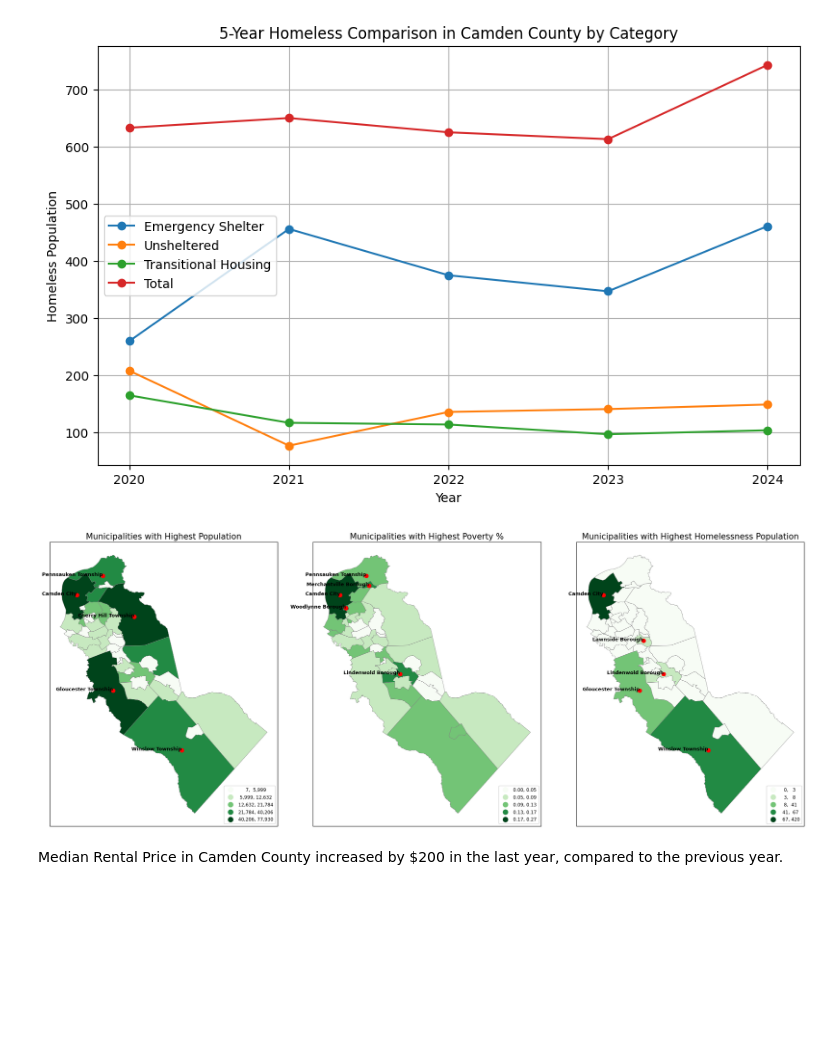
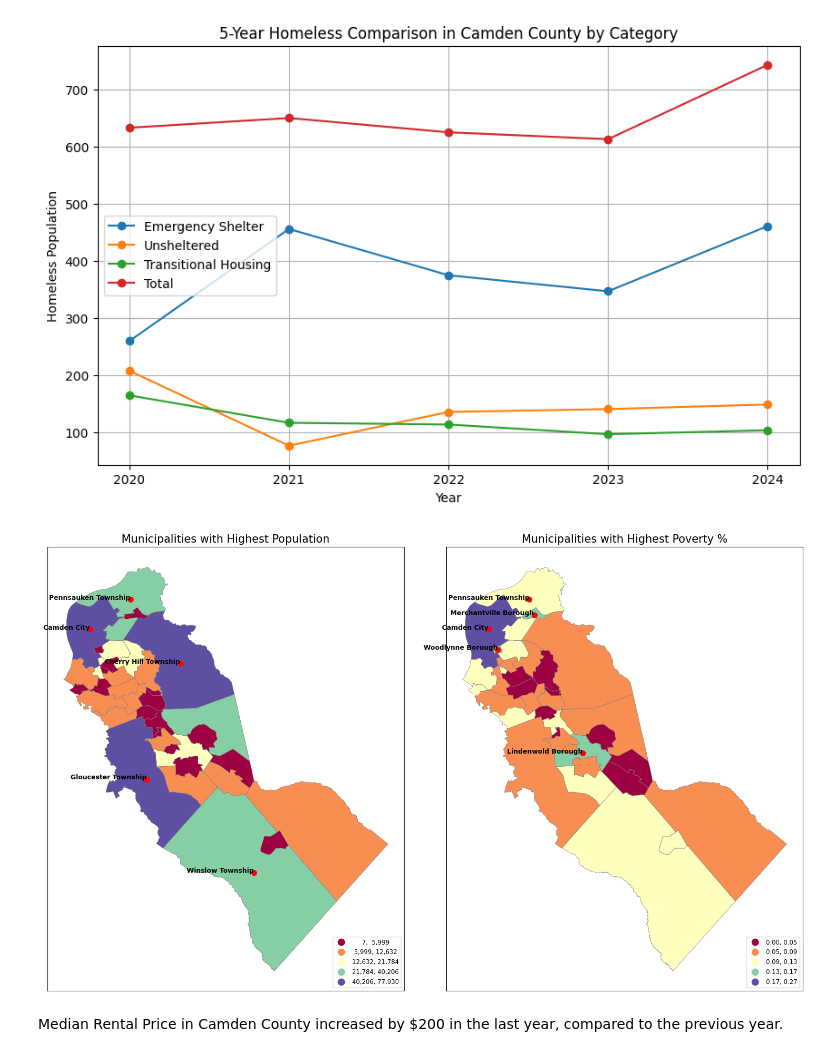
Before and after one commit to Funmiadebajo/GIS, a Jupyter notebook: PS4.ipynb, the cells around one changed output. Cells and saved outputs as stored; diff of their text form; code cells hidden in the pictures; blank space fills up the shorter version.

```diff
--- a/PS4.ipynb
+++ b/PS4.ipynb
@@ -161,10 +163,6 @@ Index(['Year', 'Emergency Shelter', 'Unsheltered', 'Transitional Housing',
 # %%
 #aok same thing below! slow down, have a look at merge, investigate!
 # %%
-import pandas as pd
-import geopandas as gpd
-import matplotlib.pyplot as plt
-
 # Function to clean municipality names
 def clean_municipality_names(df, col_name):
     df[col_name] = df[col_name].str.strip().str.lower()
@@ -175,14 +173,13 @@ njMun = gpd.read_file('https://github.com/Funmiadebajo/GIS/raw/refs/heads/main/M
 njMun.rename(columns={'NAMELSAD': 'Municipality'}, inplace=True)
 njMun = clean_municipality_names(njMun, 'Municipality')  # Clean names
 
-# Load population, homelessness, and poverty data
+# Load population and poverty data
 data_files = {
     "population": 'https://github.com/Funmiadebajo/GIS/raw/refs/heads/main/municipality%20population.xlsx',
-    "homelessness": 'https://github.com/Funmiadebajo/GIS/raw/refs/heads/main/municipality%20homelessness.xlsx',
     "poverty": 'https://github.com/Funmiadebajo/GIS/raw/refs/heads/main/Municipality%20poverty.xlsx'
 }
 
-# Merge all datasets into the municipalities GeoDataFrame with a custom indicator column name
+# Merge datasets into municipalities GeoDataFrame
 for data_type, file_url in data_files.items():
     df = pd.read_excel(file_url)
     df = clean_municipality_names(df, 'Municipality')
@@ -196,37 +193,36 @@ def plot_map(ax, data, column, title, cmap, top_n=None, legend_fmt=None):
     # Plot the data
     data.plot(
         ax=ax, column=column, legend=True, cmap=cmap, scheme='natural_breaks', k=5,
         edgecolor='grey', linewidth=0.5,
         legend_kwds={
             "fmt": legend_fmt if legend_fmt else "{:,.0f}",
             'loc': 'lower right', 'title_fontsize': 'medium', 'fontsize': 'small'
         }
     )
     ax.set_title(title, fontsize=15)
     ax.set_xticks([])  # Remove x-axis ticks
     ax.set_yticks([])  # Remove y-axis ticks
 
     # Label top N municipalities if specified
     if top_n:
         top_municipalities = data.nlargest(top_n, column)
         for _, row in top_municipalities.iterrows():
             centroid = row.geometry.centroid
             ax.scatter(centroid.x, centroid.y, color='red', s=50, zorder=5)  # Pin marker
             ax.text(
                 centroid.x, centroid.y, row['Municipality'].title(),
                 fontsize=9, ha='right', color='black', weight='bold', zorder=10
             )
 
-# Create subplots for population, poverty, and homelessness maps
-fig, axs = plt.subplots(1, 3, figsize=(20, 10))
+# Create subplots for population and poverty maps
+fig, axs = plt.subplots(1, 2, figsize=(15, 10))
 
-# Plot the maps in the desired order
-plot_map(axs[0], njMun, 'population', "Municipalities with Highest Population", 'Greens', top_n=5)
-plot_map(axs[1], njMun, 'Poverty', "Municipalities with Highest Poverty %", 'Greens', top_n=5, legend_fmt="{:.2f}")
-plot_map(axs[2], njMun, 'Homelessness', "Municipalities with Highest Homelessness Population", 'Greens', top_n=5)
+# Plot the maps
+plot_map(axs[0], njMun, 'population', "Municipalities with Highest Population", 'Spectral', top_n=5)
+plot_map(axs[1], njMun, 'Poverty', "Municipalities with Highest Poverty %", 'Spectral', top_n=5, legend_fmt="{:.2f}")
 
 # Adjust layout and display the plots
 plt.tight_layout()
 plt.show()
 # %% [output]
-[figure, old version]
+[figure, new version]
```
Also changed, not shown: parts of 18 cells of this notebook.
